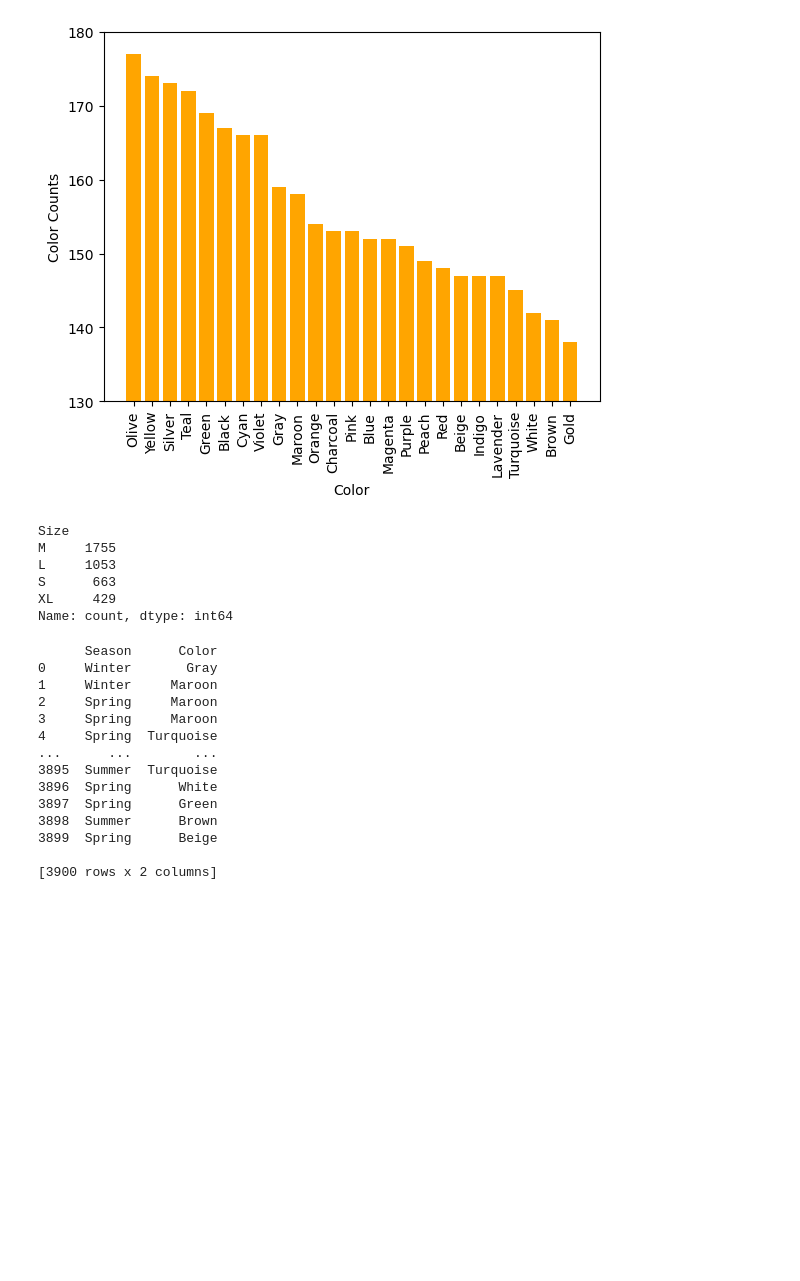
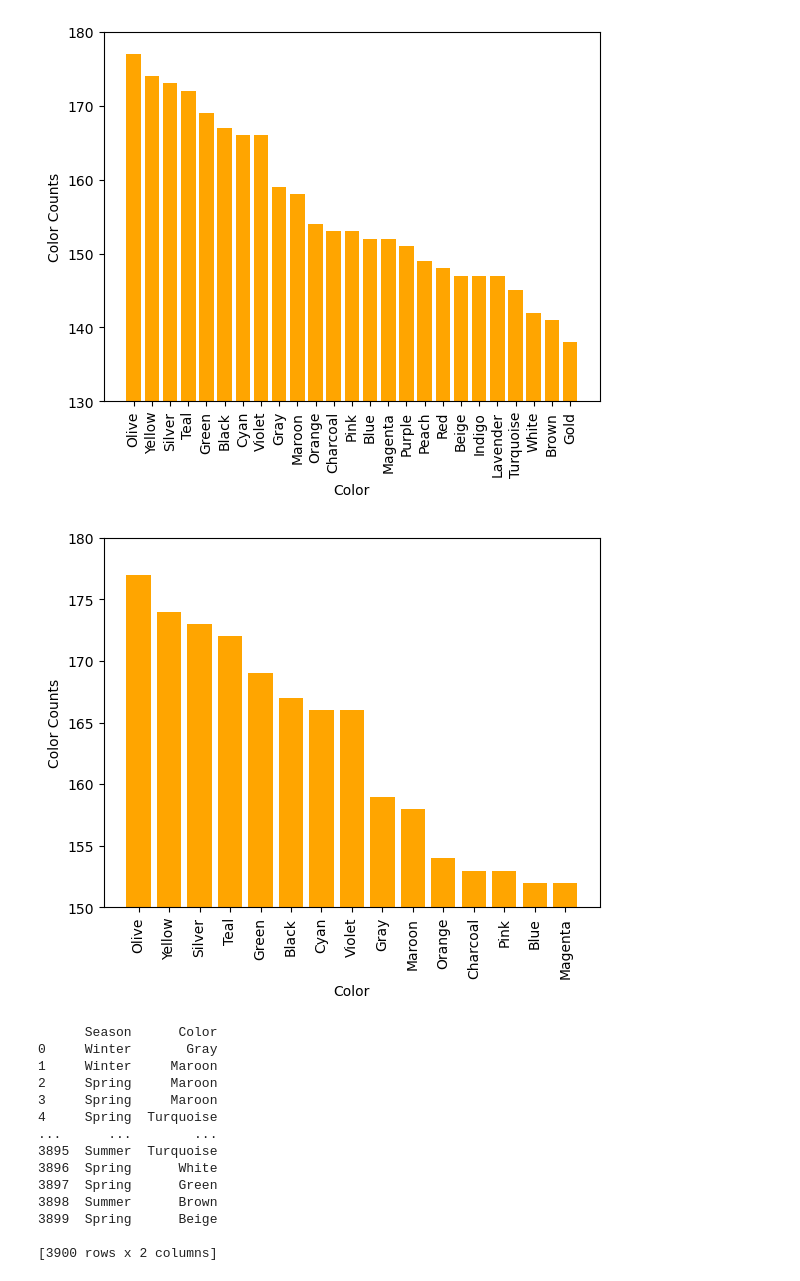
Before and after one commit to KPate04/IntroDataMining, a Jupyter notebook: Project_1/shopping_list.ipynb, the cells around one changed output. Drawn from its saved outputs; the diff is of its cells as text; code cells hidden in the pictures; blank space fills up the shorter version.

Commit message:
separating colors & separating items

```diff
--- a/Project_1/shopping_list.ipynb
+++ b/Project_1/shopping_list.ipynb
@@ -92,0 +96,3 @@ Name: count, dtype: int64
+# %%
+top_15_colors = color_counts.head(15)
+print(top_15_colors)
@@ -105,16 +151,16 @@ plt.ylim(130, 180)
 plt.show()
 # %% [output]
 [figure]
-# %%
-size_counts = shopping_df['Size'].value_counts()
-print(size_counts)
-# %% [output]
-Size
-M     1755
-L     1053
-S      663
-XL     429
-Name: count, dtype: int64
+# %%
+#popularity of top 10 colors over ALL seasons
+plt.bar(top_15_colors.index, top_15_colors.values, color='orange', bottom=None, align='center', data=None)
+plt.xlabel('Color')
+plt.xticks(rotation=90)
+plt.ylabel('Color Counts')
+plt.ylim(150, 180)
+plt.show()
+# %% [output]
+[figure, added]
 # %%
 season_colors = shopping_df[['Season', 'Color']]
 print(season_colors)
```
Also changed, not shown: parts of 21 cells of this notebook, 1 other file.
